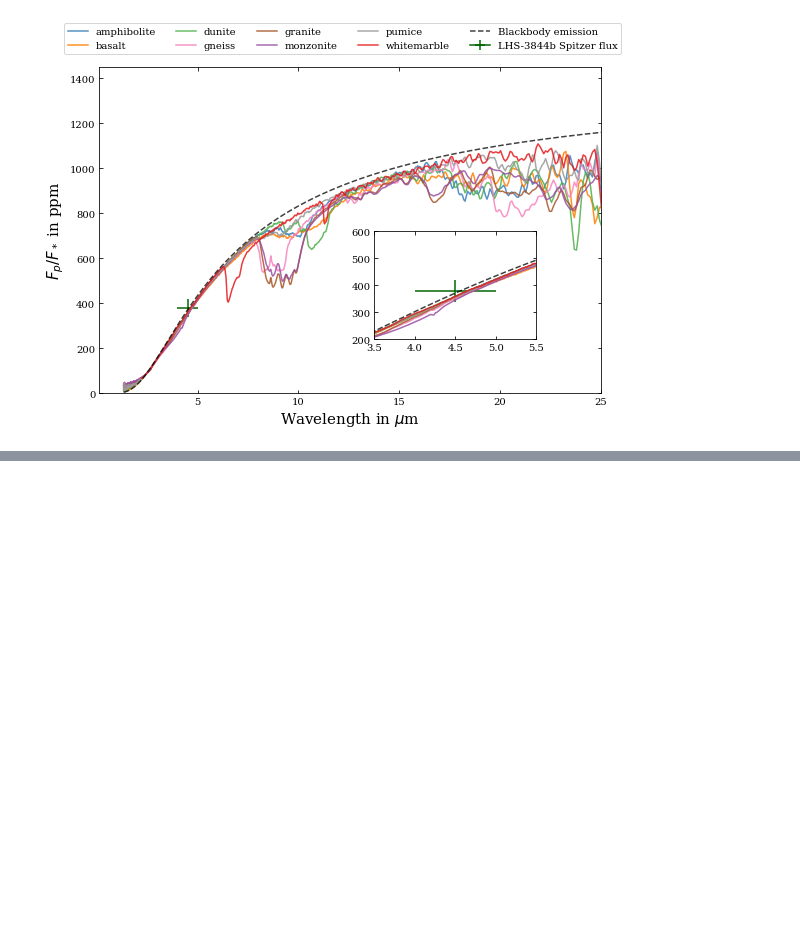
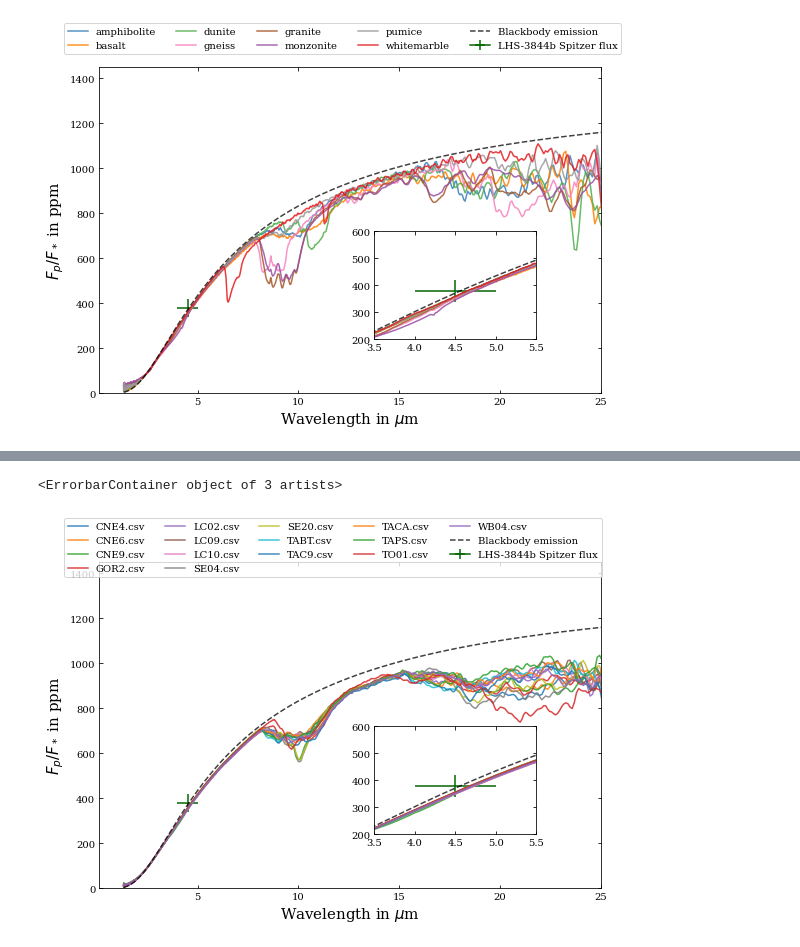
Before and after one commit to ishan-mishra/rocky_exo_jwst, a Jupyter notebook: Sandbox.ipynb, the cells around one changed output, grey strips where cells are left out. Drawn from its saved outputs; the diff is of its cells as text; code cells hidden in the pictures; blank space fills up the shorter version.

Commit message:
Merge remote-tracking branch 'origin/main' into main

```diff
--- a/Sandbox.ipynb
+++ b/Sandbox.ipynb
@@ -767,0 +809,15 @@ for i in range(len(spec_list)):
+# %%
+# calculate Fp/F_star for all these compositions
+
+R_p = 0.116*7.1492*10**7   # planetary radius in meters
+D_p = 8.97587e+8    # planet orbital distance in meters (assuming 0 eccentricity)
+T_dayside = 1040    # dayside brightness temperature in K (from Kreidberg et al.)
+T_star = 3036    # stellar temperature in K
+#R_star = 0.19*6.957e+8    # stellar radius in meters
+R_star = R_p/0.0641    # value obtained from Kreidberg et al.
+
+spec_list = []
+
+for i in range(len(wav_list)):
+    spec_list.append(fp_over_fstar_alt(wav_list[i]*10**-6, R_p, D_p, eps_list[i], T_dayside, T_star, R_star, constant_T=True))
+    print(label_list[i] + ' done')
@@ -767,0 +840,48 @@ for i in range(len(spec_list)):
+# %%
+##### plt.style.use('default')
+#matplotlib.rcParams['svg.fonttype'] = 'none'
+matplotlib.rcParams['font.family'] = 'serif'
+matplotlib.rcParams['xtick.top'] = True
+matplotlib.rcParams['ytick.right'] = True
+matplotlib.rcParams['xtick.direction'] = 'in'
+matplotlib.rcParams['ytick.direction'] = 'in'
+
+fig, ax = plt.subplots(figsize=(9,6))
+
+#fudge_factor = 1.5
+
+for i in range(len(spec_list)):
+    ax.plot(wav_list[i], spec_list[i]*10**6, alpha=0.85, label=label_list[i])
+
+# calculate and plot blackbody spectrum
+
+wav_bb = np.linspace(wav_list[0].min(),wav_list[0].max(), num=1000)    # wavelength array in microns
+spec_bb = bb(wav_bb*10**-6,T_dayside)*R_p**2/(bb(wav_bb*10**-6, T_star)*R_star**2)
+
+ax.plot(wav_bb, spec_bb*10**6, color='black',ls='--', alpha=0.75, label='Blackbody emission')
+ax.errorbar(x=4.5, y = 380, xerr=0.5, yerr=40, color='darkgreen',  label='LHS-3844b Spitzer flux')
+ax.set_xlabel('Wavelength in $\mu$m', fontsize=15)
+ax.set_ylabel('$F_p/F_*$ in ppm', fontsize=15)
+ax.legend(bbox_to_anchor=(-0.08,0.95,1,0.2), loc="upper left", ncol=5)
+ax.set_xlim(0.1,25)
+ax.set_ylim(0,1450)
+
+# add inset figure that zooms into the 4.5 microns region
+
+# These are in unitless percentages of the figure size. (0,0 is bottom left)
+left, bottom, width, height = [0.55, 0.25, 0.25, 0.25]
+ax2 = fig.add_axes([left, bottom, width, height])
+
+ax2.set_xlim((3.5,5.5))
+ax2.set_ylim((200,600))
+
+for i in range(len(spec_list)):
+    ax2.plot(wav_list[i], spec_list[i]*10**6, alpha=0.85, label=label_list[i])
+
+ax2.plot(wav_bb, spec_bb*10**6, color='black',ls='--', alpha=0.75, label='Blackbody emission')
+ax2.errorbar(x=4.5, y = 380, xerr=0.5, yerr=40, color='darkgreen',  label='LHS-3844b Spitzer flux')
+
+#plt.savefig('Fig1.png', format='png', dpi=1000)
+# %% [output]
+<ErrorbarContainer object of 3 artists>
+[figure, added]
```
Also changed, not shown: parts of 7 cells of this notebook.
